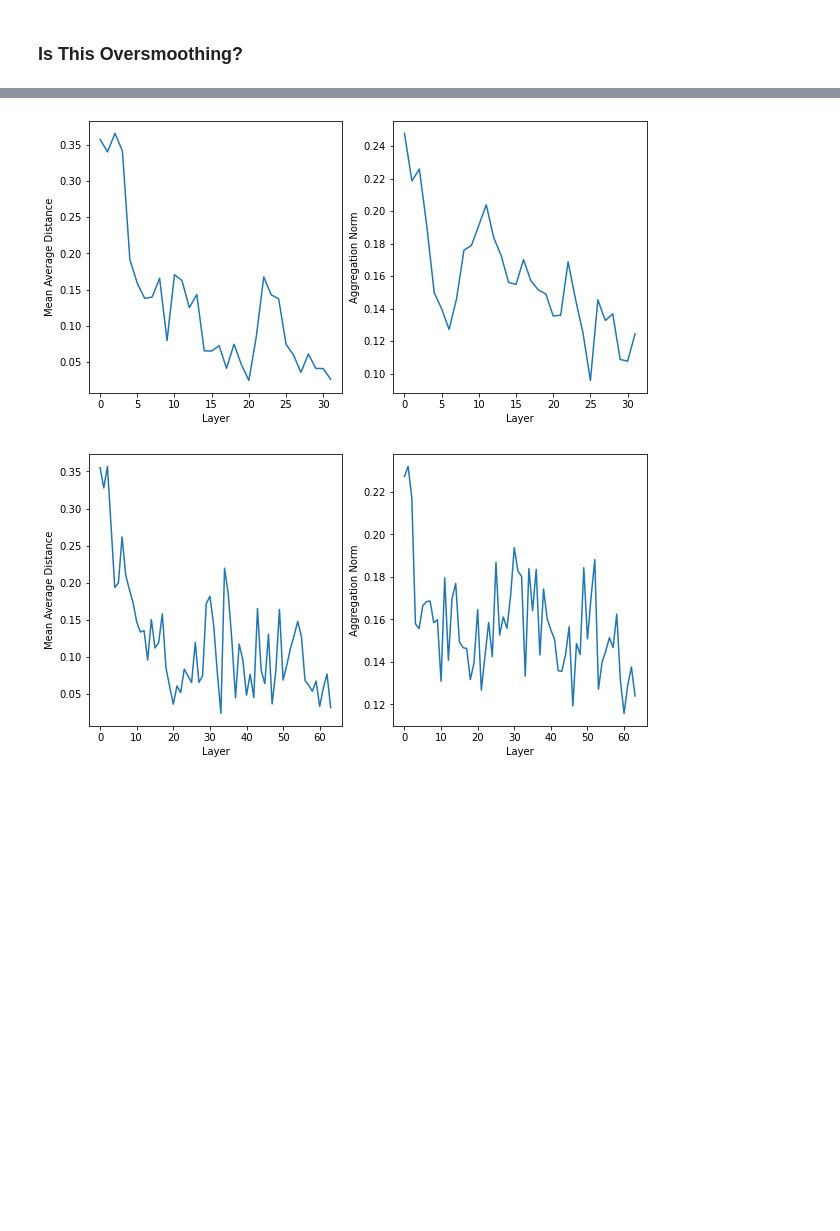
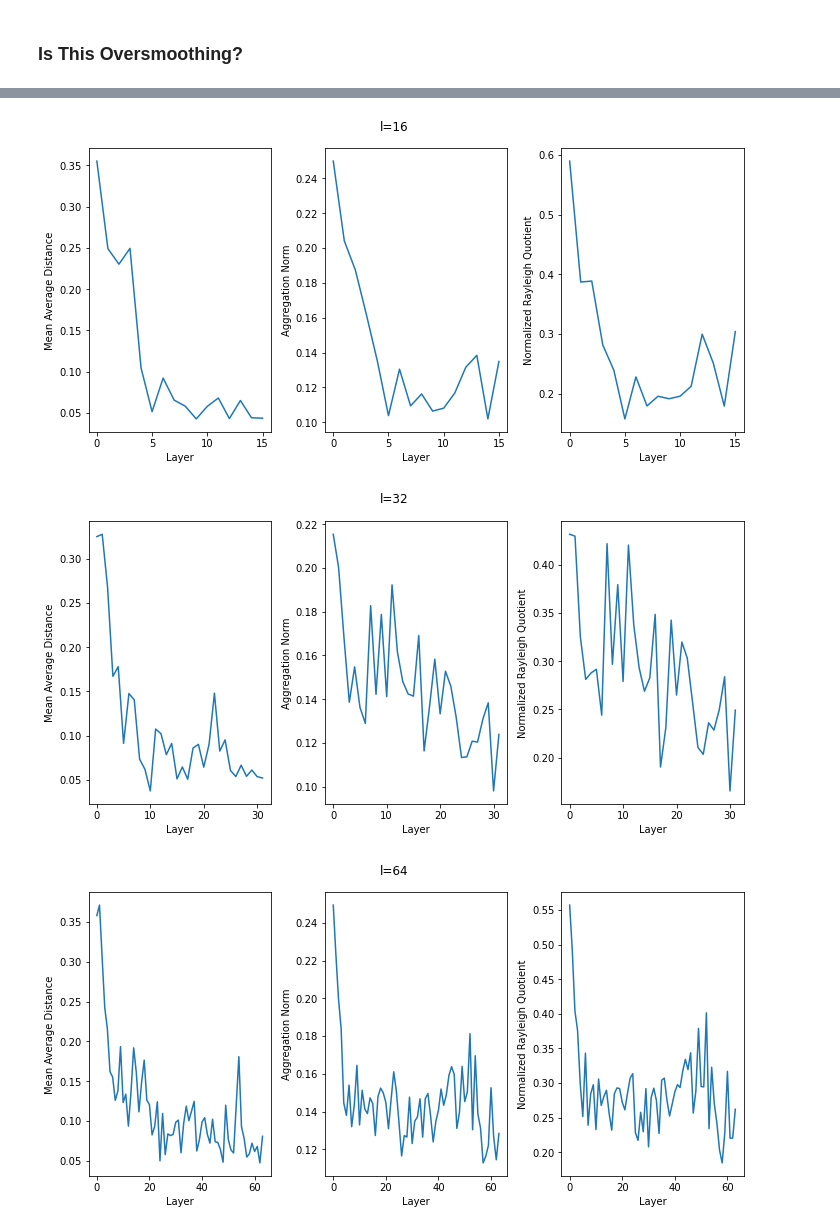
Before and after one commit to PhotoWolf/thesisUpdate_04_12_21, a Jupyter notebook: _build/jupyter_execute/DeeperGCNs.ipynb, the cells around one changed output, grey strips where cells are left out. Cells and saved outputs as stored; diff of their text form; code cells hidden in the pictures; blank space fills up the shorter version.

```diff
--- a/_build/jupyter_execute/DeeperGCNs.ipynb
+++ b/_build/jupyter_execute/DeeperGCNs.ipynb
@@ -56,20 +63,31 @@ def batched_agg(X,edge_index,edge_weights,batch):
     X,nX = X/torch_scatter.scatter_sum(X**2,batch,dim=0).sqrt()[batch],\
               nX/torch_scatter.scatter_sum(nX**2,batch,dim=0).sqrt()[batch]
     return torch.norm(X - nX,dim=1).mean()
+
+# Compute normalized (absolute) rayleigh quotient
+def rayleigh_quotient(X,edge_index,edge_weights,batch,eig_max,eig_min):
+    num = torch_scatter.scatter_sum(X * torch_scatter.scatter_sum(edge_weights[:,None] *
+                                        X[edge_index[1]], edge_index[0],dim=0),
+                                        batch, dim=0)
+    denom = torch_scatter.scatter_sum(X**2,batch,dim=0)
+    R = num/(denom)
+    return torch.mean((eig_max[:,None] - R.abs())/(eig_max - eig_min)[:,None])
 # %%
 graph_results = []
 model_mad = []
 model_agg = []
+model_rayleigh = []
 
-for k in [4,8,16,32,64]:
-    torch.manual_seed(0)
+torch.manual_seed(0)
+for k in [1,2,4,8,16,32,64]:
     graph = GraphConv(1,32,1,k).cuda()
 
     graph_results.append(train_loop(graph,train_loader,test_loader,150,lr=1e-1))
     torch.cuda.empty_cache()
 
     # Iterate through network layers and compute the MAD/Agg at each
-    MAD,Agg = torch.zeros(k),torch.zeros(k)
+    MAD,Agg,Ray = torch.zeros(k),torch.zeros(k),torch.zeros(k)
+
     for idx,data in enumerate(test_loader):
         X = data.x.cuda()
         row,col = data.edge_index[0].cuda(),data.edge_index[1].cuda()
@@ -83,16 +101,19 @@ for k in [4,8,16,32,64]:
             X = torch.nn.LeakyReLU()(graph.bn[jdx](X))
             MAD[jdx] += batched_MAD(X,data.edge_index.cuda(),data.edge_weight.cuda()).mean().item()
             Agg[jdx] += batched_agg(X,data.edge_index.cuda(),data.edge_weight.cuda(),batch).item()
+            Ray[jdx] += rayleigh_quotient(X,data.edge_index.cuda(),data.edge_weight.cuda(),
+                                    batch,data.eig_max.cuda(),data.eig_min.cuda()).item()
 
     model_mad.append(MAD/(idx+1))
     model_agg.append(Agg/(idx+1))
+    model_rayleigh.append(Ray/(idx+1))
 # %% [markdown]
 ### Results
 # %%
 plt.figure(figsize=(15,8))
 
 plt.subplot(1,3,1)
-for i in range(5):
+for i in range(7):
   plt.semilogy(graph_results[i][0])
 
 plt.title('Train Error')
@@ -100,14 +121,14 @@ plt.ylabel('L1 Error')
 plt.xlabel('Iterations')
 
 plt.subplot(1,3,2)
-for i in range(5):
+for i in range(7):
   plt.semilogy(graph_results[i][1])
 
 plt.title('Test Error')
 plt.xlabel('Iterations')
 
 plt.subplot(1,3,3)
-for idx,alpha in enumerate([4,8,16,32,64]):
+for idx,alpha in enumerate([1,2,4,8,16,32,64]):
   plt.semilogy(graph_results[idx][2],label=alpha)
 plt.title('Ranking Error')
 plt.ylabel('Avg. Displacement')
@@ -143,16 +173,25 @@ $$X^{l+1} = (D^{\frac{-1}{2}}AD^{\frac{1}{2}})X^{l}W$$
 
 This is a psuedo-spectral convolution, in it that aggregates using a form of the symmetric normalized graph Lapalcian $L_{sym} = I - D^{\frac{-1}{2}}AD^{\frac{1}{2}}$. The graph Laplacian in analogous to the discrete Laplacian operator in a Cartesian space; it diffuses material until it is distributed evenly across the network (or as much as is possible). This is the root of the overmsoothing problem in GCNConv. However, the literatures demonstrates that spatial convolution algorithms, which do not explicitly incorporate $L_{sym}$, are no less vulnerable to oversmoothing [14,16].
 # %%
-for idx,d in enumerate(model_mad):
+for idx,l in enumerate([2,4,8,16,32,64]):
   plt.figure(figsize=(10,5))
-  plt.subplot(1,2,1)
-  plt.plot(d,label='MAD')
+
+  plt.subplot(1,3,1)
+  plt.plot(model_mad[idx+1],label='MAD')
   plt.xlabel('Layer')
   plt.ylabel('Mean Average Distance')
 
-  plt.subplot(1,2,2)
-  plt.plot(model_agg[idx])
+  plt.subplot(1,3,2)
+  plt.plot(model_agg[idx+1])
   plt.xlabel('Layer')
   plt.ylabel('Aggregation Norm')
+
+  plt.subplot(1,3,3)
+  plt.plot(model_rayleigh[idx+1])
+  plt.xlabel('Layer')
+  plt.ylabel('Normalized Rayleigh Quotient')
+
+  plt.suptitle("l={}".format(l))
+  plt.tight_layout()
   plt.show()
 # %% [output]
@@ -162,3 +201,4 @@ for idx,d in enumerate(model_mad):
-[figure, old version]
+[figure, new version]
-[figure, old version]
+[figure, new version]
+[figure, added]
 # %% [markdown]
```
Also changed, not shown: parts of 10 cells of this notebook, 41 other files.
